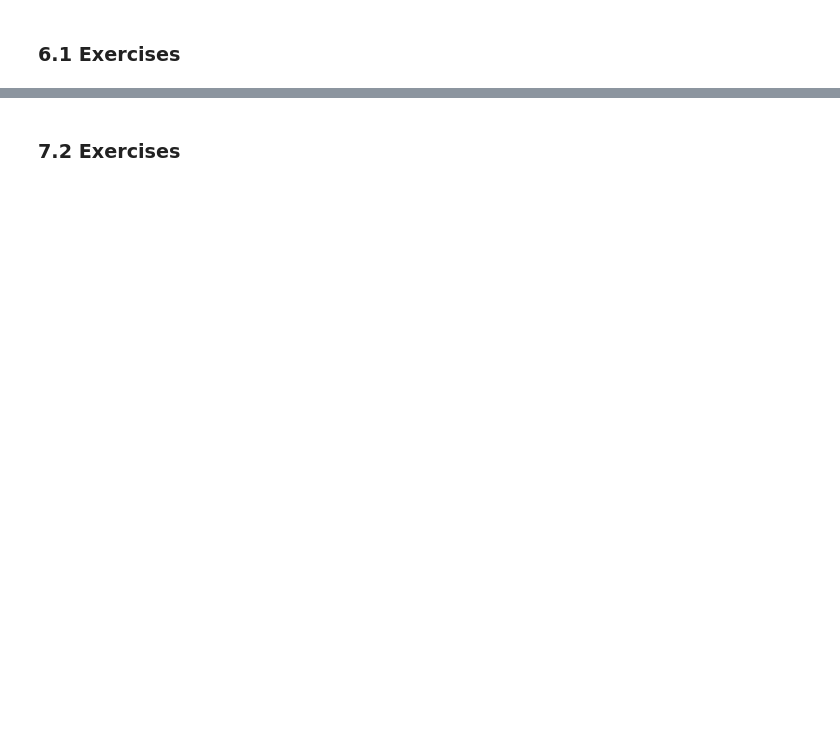
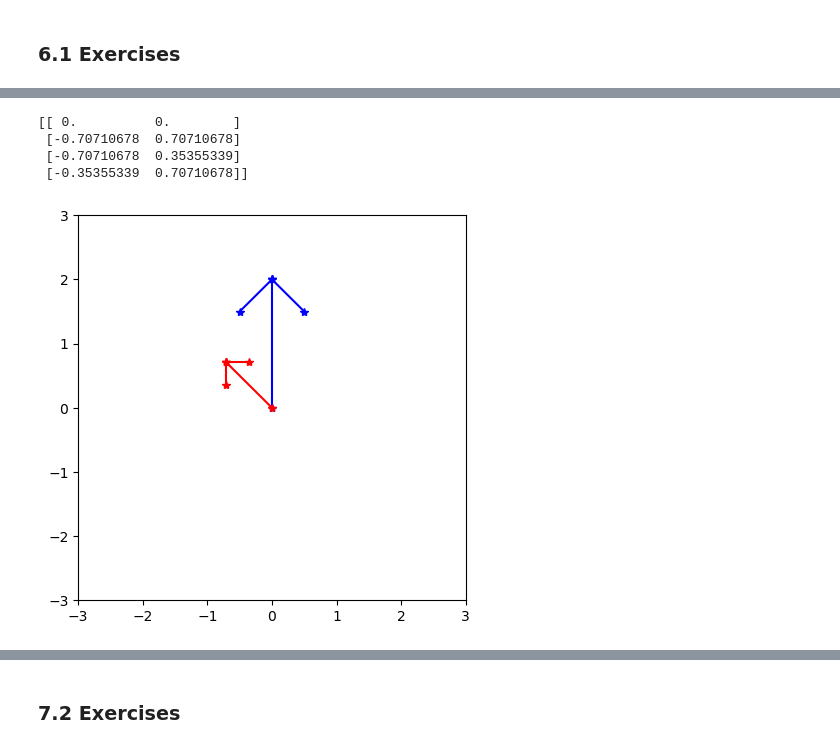
Before and after one commit to davidfarah2003/ML_Jupyter, a Jupyter notebook: exercise_02_numpy/exercise_02.ipynb, the cells around one changed output, grey strips where cells are left out. Cells and saved outputs as stored; diff of their text form; code cells hidden in the pictures; blank space fills up the shorter version.

```diff
--- a/exercise_02_numpy/exercise_02.ipynb
+++ b/exercise_02_numpy/exercise_02.ipynb
@@ -725,34 +740,41 @@ def plot_arrow(pts, clr):
 ## Then, you will scale the arrow by multiplying the previous result with the scale matrix
 ## where the scale matrix stands on the left.
 
 ## Hint: You will need to do some transpose operations.
 
 arrow = np.array([[ 0.,  0.,],
                   [ 0.,  2.],
                   [-0.5, 1.5],
                   [ 0.5, 1.5]])
 angle = np.pi / 4.
 
 rot = np.array([[np.cos(angle), -np.sin(angle)],
                 [np.sin(angle),  np.cos(angle)]])
 
 scale = np.array([[0.5, 0.],
                   [0., 0.5]])
 
-arrow_sr = None  # <<< YOUR CODE HERE
+arrow_sr = np.dot(rot, arrow.transpose())
+arrow_sr = np.dot(scale, arrow_sr).transpose()
 
 # Plot the arrows.
 plt.figure(figsize=(5, 5))
 plt.xlim(-3, 3)
 plt.ylim(-3, 3)
 plot_arrow(arrow, 'b')
 plot_arrow(arrow_sr, 'r')
 
 ## Check the answers.
 assert(np.allclose(arrow_sr, np.array([[ 0.        ,  0.        ],
                                        [-0.70710678,  0.70710678],
                                        [-0.70710678,  0.35355339],
                                        [-0.35355339,  0.70710678]])))
+# %% [output]
+[[ 0.          0.        ]
+ [-0.70710678  0.70710678]
+ [-0.70710678  0.35355339]
+ [-0.35355339  0.70710678]]
+[figure, added]
 # %% [markdown]
 ## 7 Broadcasting
 
```
Also changed, not shown: parts of 2 cells of this notebook.
